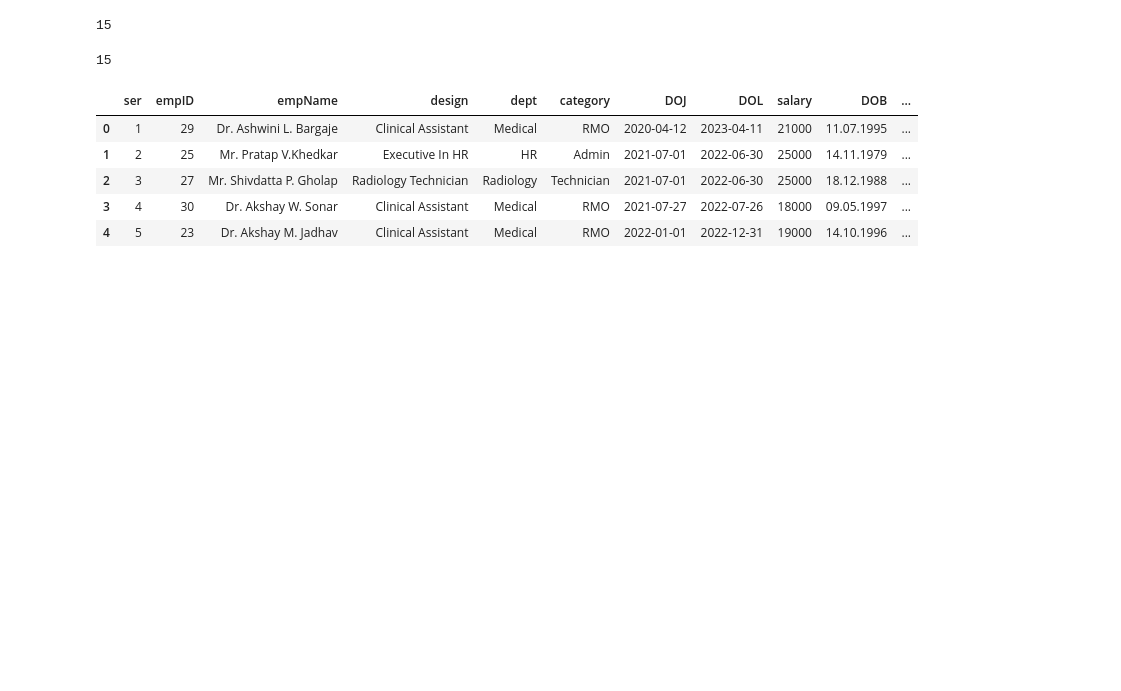
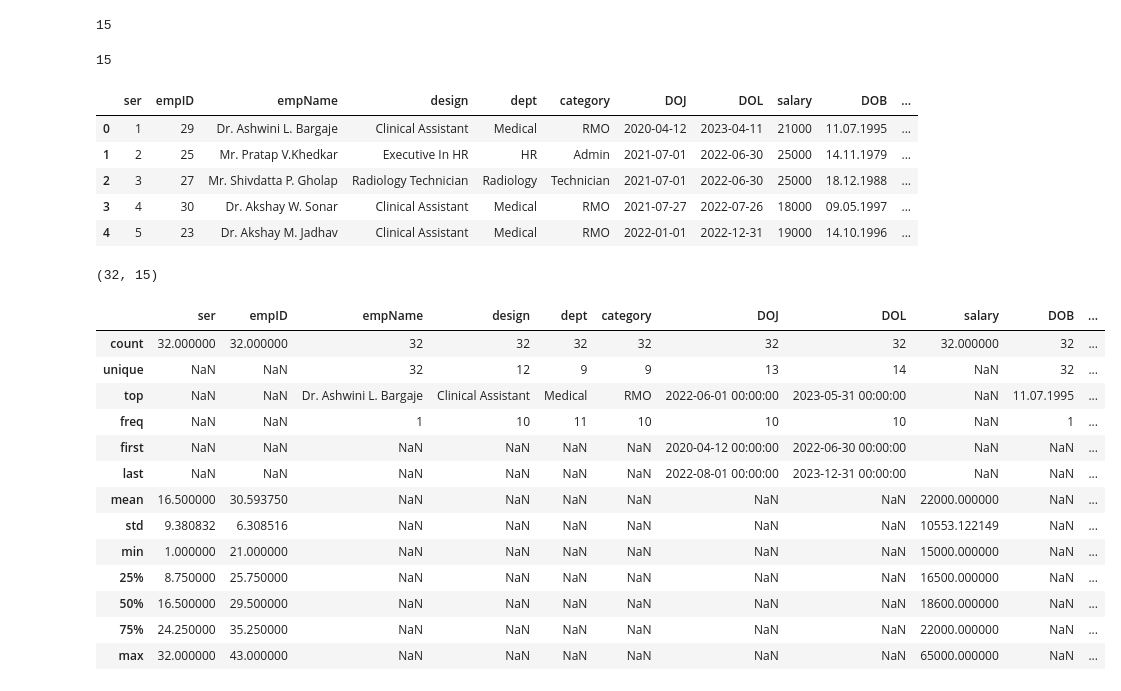
Before and after one commit to MandakiniHR/pyanalytics, a Jupyter notebook: case study 1.ipynb, the cells around one changed output. Cells and saved outputs as stored; diff of their text form; code cells hidden in the pictures; blank space fills up the shorter version.

```diff
--- a/case study 1.ipynb
+++ b/case study 1.ipynb
@@ -56,3 +56,24 @@ df.head()
 | 2 | 3 | 27 | Mr. Shivdatta P. Gholap | Radiology Technician | Radiology | Technician | 2021-07-01 | 2022-06-30 | 25000 | 18.12.1988 | ... |
 | 3 | 4 | 30 | Dr. Akshay W. Sonar | Clinical Assistant | Medical | RMO | 2021-07-27 | 2022-07-26 | 18000 | 09.05.1997 | ... |
 | 4 | 5 | 23 | Dr. Akshay M. Jadhav | Clinical Assistant | Medical | RMO | 2022-01-01 | 2022-12-31 | 19000 | 14.10.1996 | ... |
+# %%
+df.shape
+# %% [output]
+(32, 15)
+# %%
+df.describe(include='all')
+# %% [output]
+|  | ser | empID | empName | design | dept | category | DOJ | DOL | salary | DOB | ... |
+| count | 32.000000 | 32.000000 | 32 | 32 | 32 | 32 | 32 | 32 | 32.000000 | 32 | ... |
+| unique | NaN | NaN | 32 | 12 | 9 | 9 | 13 | 14 | NaN | 32 | ... |
+| top | NaN | NaN | Dr. Ashwini L. Bargaje | Clinical Assistant | Medical | RMO | 2022-06-01 00:00:00 | 2023-05-31 00:00:00 | NaN | 11.07.1995 | ... |
+| freq | NaN | NaN | 1 | 10 | 11 | 10 | 10 | 10 | NaN | 1 | ... |
+| first | NaN | NaN | NaN | NaN | NaN | NaN | 2020-04-12 00:00:00 | 2022-06-30 00:00:00 | NaN | NaN | ... |
+| last | NaN | NaN | NaN | NaN | NaN | NaN | 2022-08-01 00:00:00 | 2023-12-31 00:00:00 | NaN | NaN | ... |
+| mean | 16.500000 | 30.593750 | NaN | NaN | NaN | NaN | NaN | NaN | 22000.000000 | NaN | ... |
+| std | 9.380832 | 6.308516 | NaN | NaN | NaN | NaN | NaN | NaN | 10553.122149 | NaN | ... |
+| min | 1.000000 | 21.000000 | NaN | NaN | NaN | NaN | NaN | NaN | 15000.000000 | NaN | ... |
+| 25% | 8.750000 | 25.750000 | NaN | NaN | NaN | NaN | NaN | NaN | 16500.000000 | NaN | ... |
+| 50% | 16.500000 | 29.500000 | NaN | NaN | NaN | NaN | NaN | NaN | 18600.000000 | NaN | ... |
+| 75% | 24.250000 | 35.250000 | NaN | NaN | NaN | NaN | NaN | NaN | 22000.000000 | NaN | ... |
+| max | 32.000000 | 43.000000 | NaN | NaN | NaN | NaN | NaN | NaN | 65000.000000 | NaN | ... |
```
Also changed, not shown: parts of 24 cells of this notebook.
